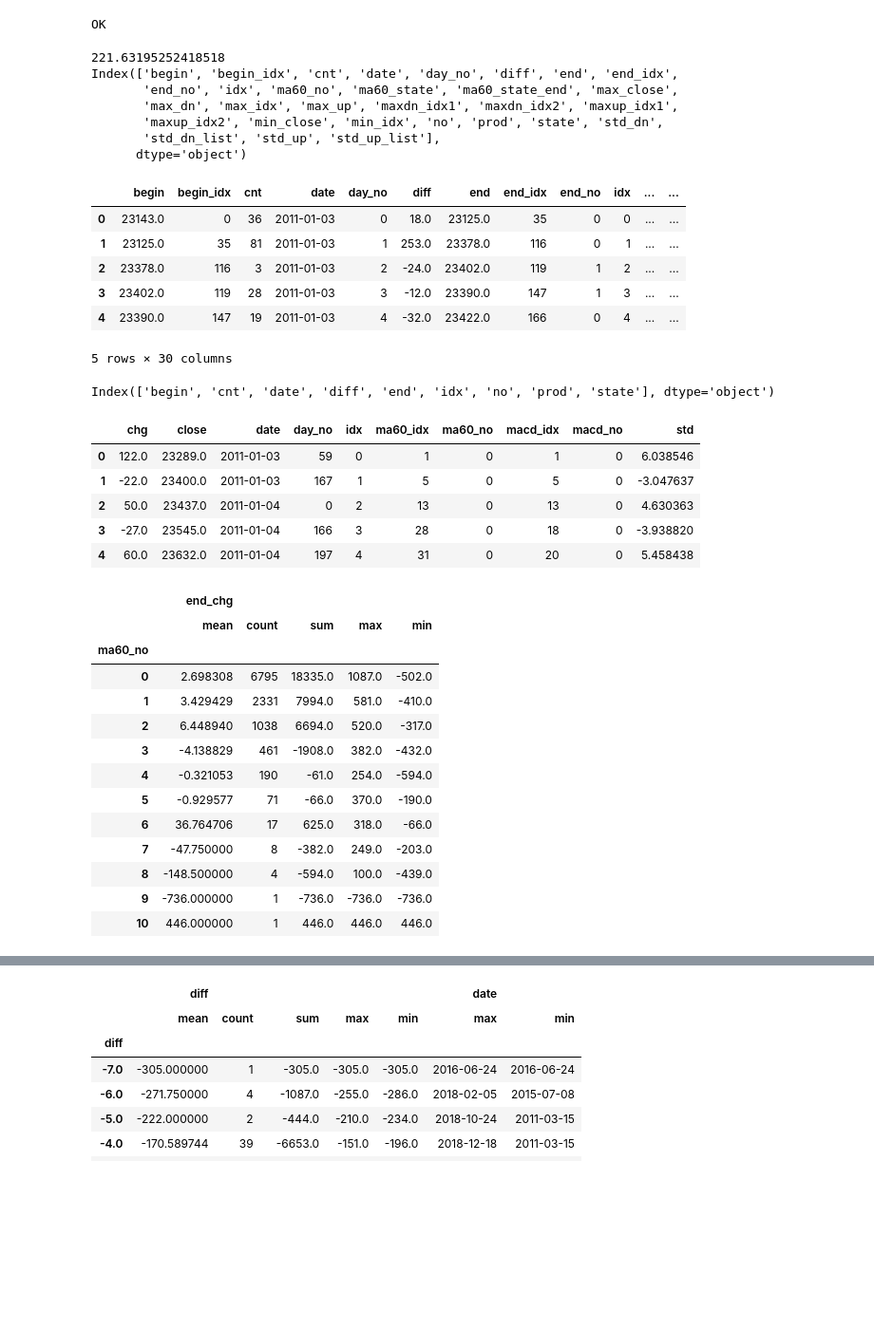
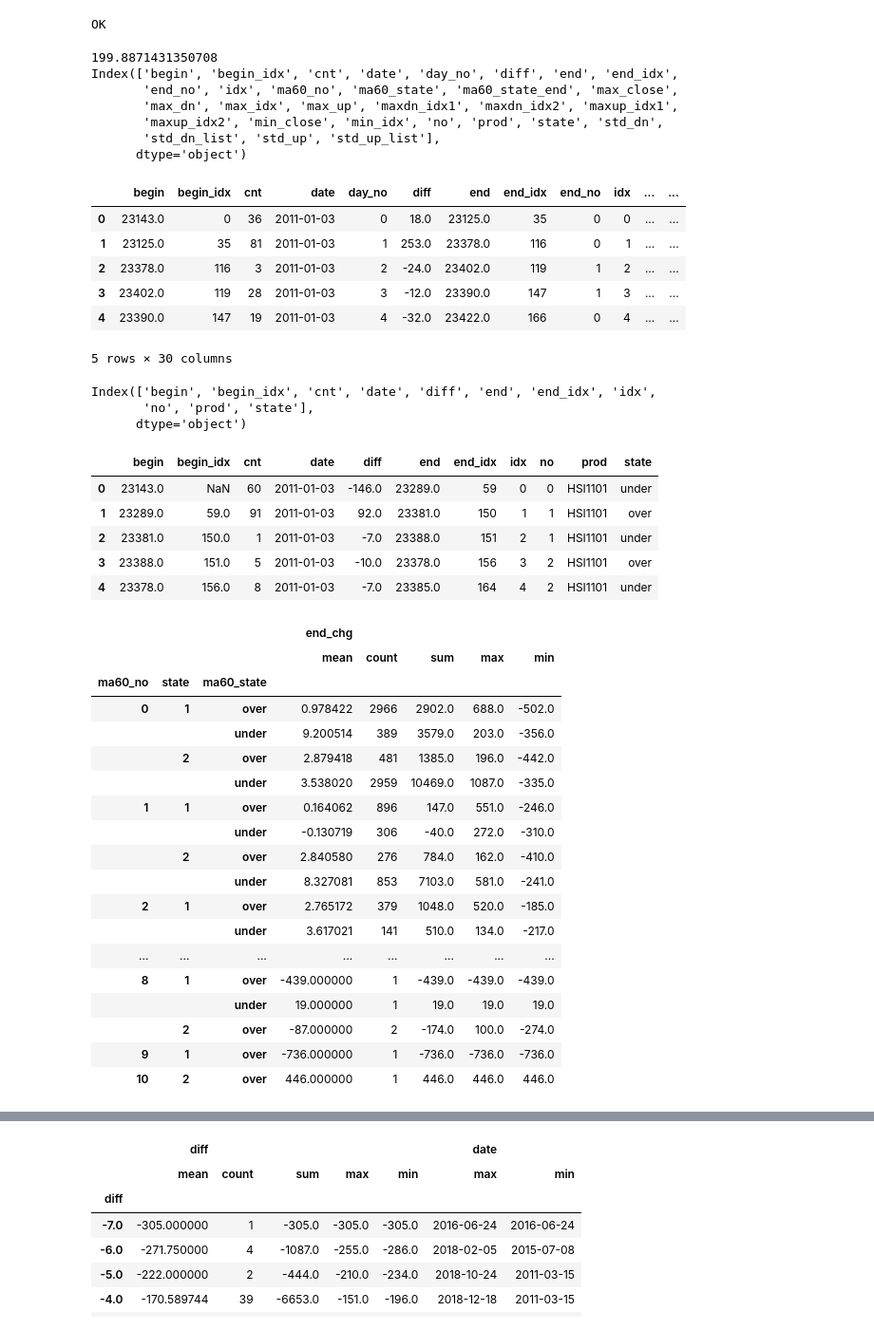
Before and after one commit to che7611/test2, a Jupyter notebook: bt_calc.ipynb, the cells around one changed output, grey strips where cells are left out. Shown: that part at 95% size. Cells and saved outputs as stored; diff of their text form; code cells hidden in the pictures; blank space fills up the shorter version.

```diff
--- a/bt_calc.ipynb
+++ b/bt_calc.ipynb
@@ -158,6 +159,7 @@ class BT_Calc():
             ma60['prod']=self._para['prod']
             ma60['date']=self._para['date']
             ma60['end']=row['close']
+            ma60['end_idx']=self._para['day_no']
             ma60['diff']=ma60['end']-ma60['begin'] if state==2 else ma60['begin']-ma60['end']
             ma60['idx']=self.ma60_no
             self._res['ma60'].append(ma60)
@@ -168,6 +170,7 @@ class BT_Calc():
             ma60['state']='over' if state==1 else 'under'
             ma60['begin']=row['close']
             ma60['cnt']=1
+            ma60['begin_idx']=self._para['day_no']
             self._para['macd_no_red']=0
             self._para['macd_no_green']=0
         self._para['ma60']=ma60
@@ -181,6 +184,7 @@ class BT_Calc():
         ma60['prod']=self._para['prod']
         ma60['date']=self._para['date']
         ma60['end']=row['open']
+        ma60['end_idx']=self._para['day_no']
         ma60['diff']=ma60['end']-ma60['begin'] if ma60['state']=='over' else ma60['begin']-ma60['end']
         ma60['idx']=self.ma60_no
         self._res['ma60'].append(ma60)
@@ -322,11 +326,14 @@ class BT_Calc():
         row=self._para['row']
         std_dict['idx']=self.std_no
         std_dict['std']=row['std1']
+        std_dict['state']=1 if row['std1']>0 else 2
         std_dict['day_no']=self._para['day_no']
         std_dict['date']=self._para['date']
         std_dict['chg']=row['chg']
         std_dict['close']=row['close']
         std_dict['macd_idx']=self.macd_no
+        std_dict['macd_cnt']=self._para['macd']['cnt']
+        std_dict['macd_state']=self._para['macd']['state']
         if self.macd_no==self.std_pre_macd:
             std_dict['macd_no']=self.std_no-self.std_pre_macd_idx
         else:
@@ -334,6 +341,8 @@ class BT_Calc():
             self.std_pre_macd_idx=self.std_no
         self.std_pre_macd=self.macd_no
         std_dict['ma60_idx']=self.ma60_no
+        std_dict['ma60_cnt']=self._para['ma60']['cnt']
+        std_dict['ma60_state']=self._para['ma60']['state']
         if self.ma60_no==self.std_pre_ma60:
             std_dict['ma60_no']=self.std_no-self.std_pre_ma60_idx
         else:
@@ -358,7 +367,7 @@ macd=pd.DataFrame(macd)
 print(macd.columns)
 macd.head()
 # %% [output]
-221.63195252418518
+199.8871431350708
 Index(['begin', 'begin_idx', 'cnt', 'date', 'day_no', 'diff', 'end', 'end_idx',
        'end_no', 'idx', 'ma60_no', 'ma60_state', 'ma60_state_end', 'max_close',
        'max_dn', 'max_idx', 'max_up', 'maxdn_idx1', 'maxdn_idx2', 'maxup_idx1',
@@ -380,36 +389,45 @@ ma60.head()
 
 std=pd.DataFrame( bt._res['std'])
 std.head()
+ma60.head()
 # %% [output]
-Index(['begin', 'cnt', 'date', 'diff', 'end', 'idx', 'no', 'prod', 'state'], dtype='object')
+Index(['begin', 'begin_idx', 'cnt', 'date', 'diff', 'end', 'end_idx', 'idx',
+       'no', 'prod', 'state'],
+      dtype='object')
-|  | chg | close | date | day_no | idx | ma60_idx | ma60_no | macd_idx | macd_no | std |
-| 0 | 122.0 | 23289.0 | 2011-01-03 | 59 | 0 | 1 | 0 | 1 | 0 | 6.038546 |
-| 1 | -22.0 | 23400.0 | 2011-01-03 | 167 | 1 | 5 | 0 | 5 | 0 | -3.047637 |
-| 2 | 50.0 | 23437.0 | 2011-01-04 | 0 | 2 | 13 | 0 | 13 | 0 | 4.630363 |
-| 3 | -27.0 | 23545.0 | 2011-01-04 | 166 | 3 | 28 | 0 | 18 | 0 | -3.938820 |
-| 4 | 60.0 | 23632.0 | 2011-01-04 | 197 | 4 | 31 | 0 | 20 | 0 | 5.458438 |
+|  | begin | begin_idx | cnt | date | diff | end | end_idx | idx | no | prod | state |
+| 0 | 23143.0 | NaN | 60 | 2011-01-03 | -146.0 | 23289.0 | 59 | 0 | 0 | HSI1101 | under |
+| 1 | 23289.0 | 59.0 | 91 | 2011-01-03 | 92.0 | 23381.0 | 150 | 1 | 1 | HSI1101 | over |
+| 2 | 23381.0 | 150.0 | 1 | 2011-01-03 | -7.0 | 23388.0 | 151 | 2 | 1 | HSI1101 | under |
+| 3 | 23388.0 | 151.0 | 5 | 2011-01-03 | -10.0 | 23378.0 | 156 | 3 | 2 | HSI1101 | over |
+| 4 | 23378.0 | 156.0 | 8 | 2011-01-03 | -7.0 | 23385.0 | 164 | 4 | 2 | HSI1101 | under |
 # %%
-cols=['idx','diff','end']
+cols=['idx','diff','end','prod','end_idx']
 ma60a=ma60[cols]
 std1=pd.merge(std,ma60a,left_on='ma60_idx',right_on='idx',how='left')
 std1['end_chg']=std1.apply(lambda x:x.end-x.close if x['std']>0 else x.close-x.end,axis=1)
 calc={
 'end_chg':['mean','count',sum,max,min]
 }
 # std1[abs(std1['std'])>2.5].groupby('macd_no').agg(calc)
-std1.groupby('ma60_no').agg(calc)
+std1.groupby(['ma60_no','state','ma60_state']).agg(calc)
+# std1.head()
 # %% [output]
-|  | end_chg |  |  |  |  |
-|  | mean | count | sum | max | min |
-| ma60_no |  |  |  |  |  |
-| 0 | 2.698308 | 6795 | 18335.0 | 1087.0 | -502.0 |
-| 1 | 3.429429 | 2331 | 7994.0 | 581.0 | -410.0 |
-| 2 | 6.448940 | 1038 | 6694.0 | 520.0 | -317.0 |
-| 3 | -4.138829 | 461 | -1908.0 | 382.0 | -432.0 |
-| 4 | -0.321053 | 190 | -61.0 | 254.0 | -594.0 |
-| 5 | -0.929577 | 71 | -66.0 | 370.0 | -190.0 |
-| 6 | 36.764706 | 17 | 625.0 | 318.0 | -66.0 |
-| 7 | -47.750000 | 8 | -382.0 | 249.0 | -203.0 |
-| 8 | -148.500000 | 4 | -594.0 | 100.0 | -439.0 |
-| 9 | -736.000000 | 1 | -736.0 | -736.0 | -736.0 |
-| 10 | 446.000000 | 1 | 446.0 | 446.0 | 446.0 |
+|  |  |  | end_chg |  |  |  |  |
+|  |  |  | mean | count | sum | max | min |
+| ma60_no | state | ma60_state |  |  |  |  |  |
+| 0 | 1 | over | 0.978422 | 2966 | 2902.0 | 688.0 | -502.0 |
+|  |  | under | 9.200514 | 389 | 3579.0 | 203.0 | -356.0 |
+|  | 2 | over | 2.879418 | 481 | 1385.0 | 196.0 | -442.0 |
+|  |  | under | 3.538020 | 2959 | 10469.0 | 1087.0 | -335.0 |
+| 1 | 1 | over | 0.164062 | 896 | 147.0 | 551.0 | -246.0 |
+|  |  | under | -0.130719 | 306 | -40.0 | 272.0 | -310.0 |
+|  | 2 | over | 2.840580 | 276 | 784.0 | 162.0 | -410.0 |
+|  |  | under | 8.327081 | 853 | 7103.0 | 581.0 | -241.0 |
+| 2 | 1 | over | 2.765172 | 379 | 1048.0 | 520.0 | -185.0 |
+|  |  | under | 3.617021 | 141 | 510.0 | 134.0 | -217.0 |
+| ... | ... | ... | ... | ... | ... | ... | ... |
+| 8 | 1 | over | -439.000000 | 1 | -439.0 | -439.0 | -439.0 |
+|  |  | under | 19.000000 | 1 | 19.0 | 19.0 | 19.0 |
+|  | 2 | over | -87.000000 | 2 | -174.0 | 100.0 | -274.0 |
+| 9 | 1 | over | -736.000000 | 1 | -736.0 | -736.0 | -736.0 |
+| 10 | 2 | over | 446.000000 | 1 | 446.0 | 446.0 | 446.0 |
```
Also changed, not shown: parts of 6 cells of this notebook, 1 other file.
